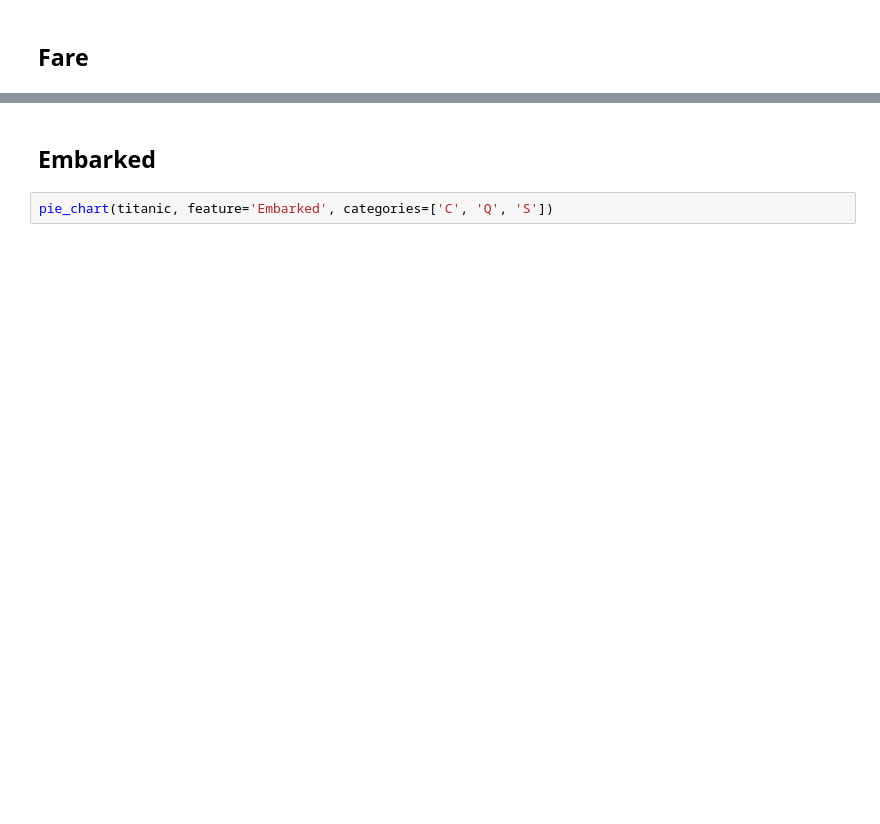
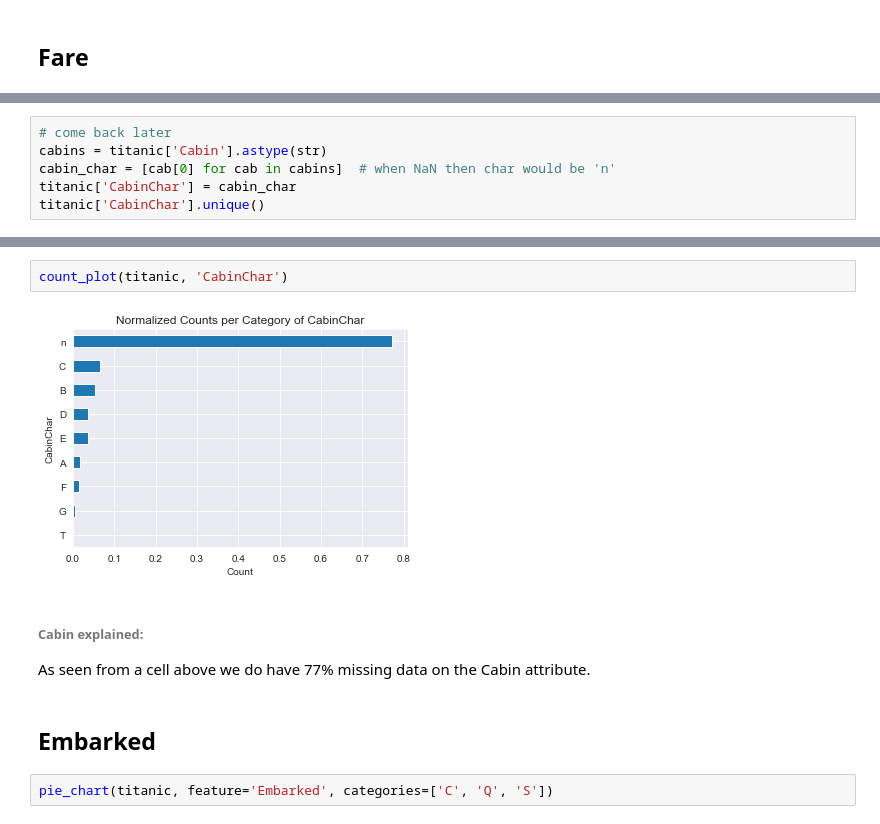
Before and after one commit to Niv-Moshe/Titanic, a Jupyter notebook: eda.ipynb, the cells around one changed output, grey strips where cells are left out. Cells and saved outputs as stored; diff of their text form; blank space fills up the shorter version.

```diff
--- a/eda.ipynb
+++ b/eda.ipynb
@@ -248,0 +489,6 @@ titanic['Fare'].describe()  # describe knows how to handle nans
+# %%
+# come back later
+cabins = titanic['Cabin'].astype(str)
+cabin_char = [cab[0] for cab in cabins]  # when NaN then char would be 'n'
+titanic['CabinChar'] = cabin_char
+titanic['CabinChar'].unique()
@@ -249,3 +512,10 @@ titanic['Fare'].describe()  # describe knows how to handle nans
+# %%
+count_plot(titanic, 'CabinChar')
+# %% [output]
+[figure, added]
+# %% [markdown]
+###### Cabin explained:
+As seen from a cell above we do have 77% missing data on the Cabin attribute.
 # %% [markdown]
 ## Embarked
 # %%
```
Also changed, not shown: parts of 68 cells of this notebook.
